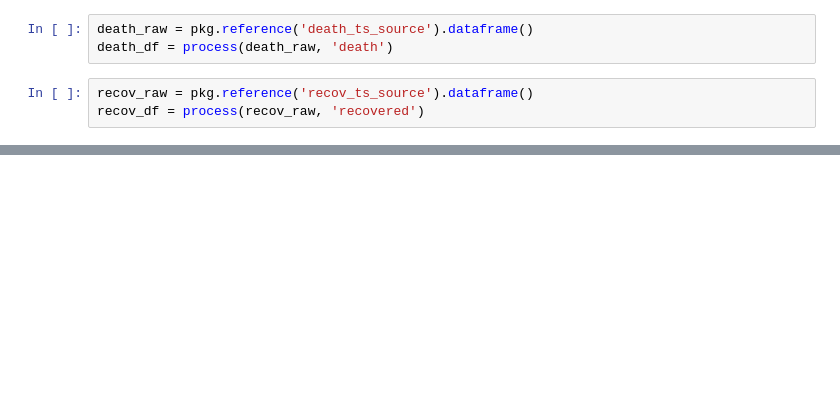
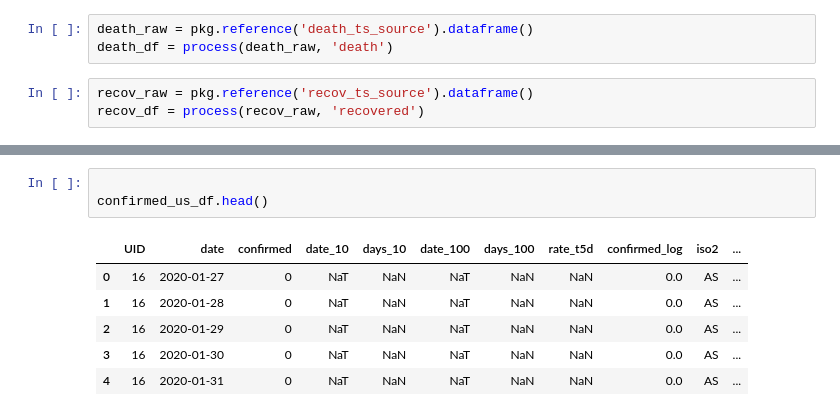
Before and after one commit to sandiegodata/covid19, a Jupyter notebook: jhu.edu-covid19/notebooks/ProcessTimeseries.ipynb, the cells around one changed output, grey strips where cells are left out. Saved outputs shown, nothing was run; the diff lists cells and outputs as text; blank space fills up the shorter version.

```diff
--- a/jhu.edu-covid19/notebooks/ProcessTimeseries.ipynb
+++ b/jhu.edu-covid19/notebooks/ProcessTimeseries.ipynb
@@ -163,0 +254,10 @@ array(['US'], dtype=object)
+# %%
+
+confirmed_us_df.head()
+# %% [output]
+|  | UID | date | confirmed | date_10 | days_10 | date_100 | days_100 | rate_t5d | confirmed_log | iso2 | ... |
+| 0 | 16 | 2020-01-27 | 0 | NaT | NaN | NaT | NaN | NaN | 0.0 | AS | ... |
+| 1 | 16 | 2020-01-28 | 0 | NaT | NaN | NaT | NaN | NaN | 0.0 | AS | ... |
+| 2 | 16 | 2020-01-29 | 0 | NaT | NaN | NaT | NaN | NaN | 0.0 | AS | ... |
+| 3 | 16 | 2020-01-30 | 0 | NaT | NaN | NaT | NaN | NaN | 0.0 | AS | ... |
+| 4 | 16 | 2020-01-31 | 0 | NaT | NaN | NaT | NaN | NaN | 0.0 | AS | ... |
```
Also changed, not shown: parts of 8 cells of this notebook, 10 other files.
